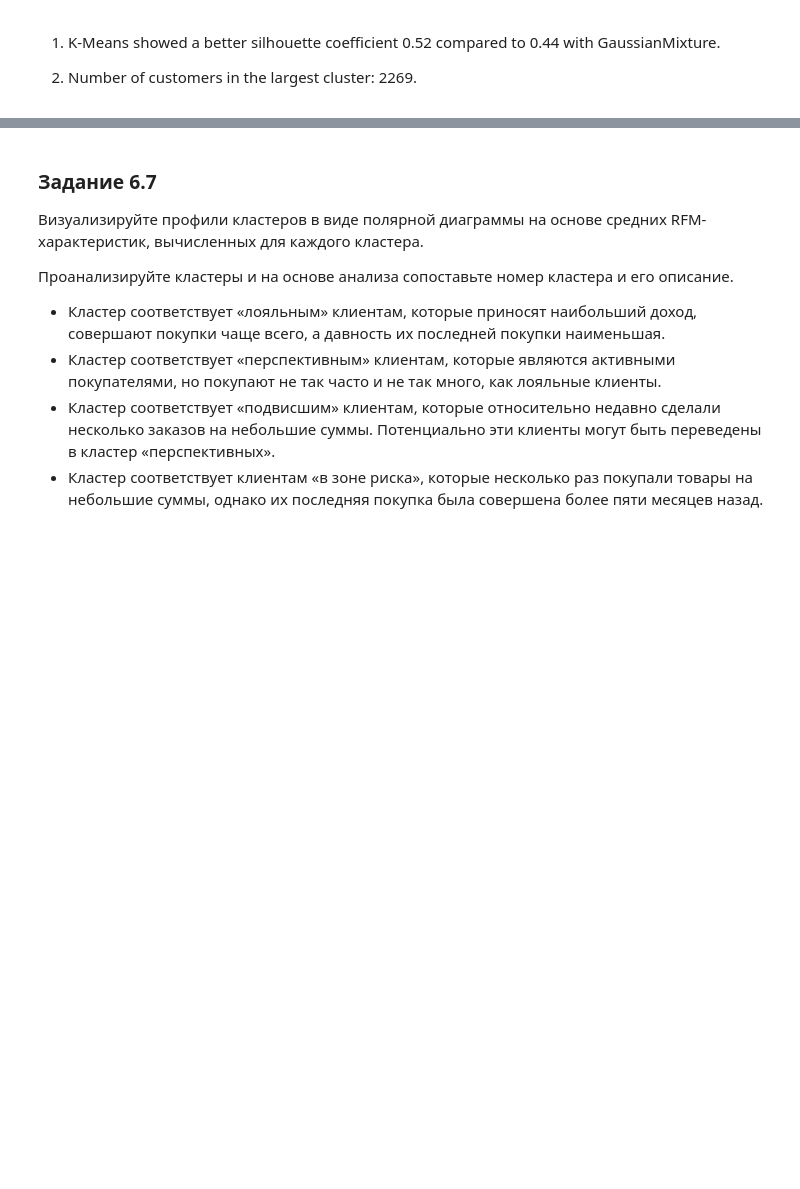
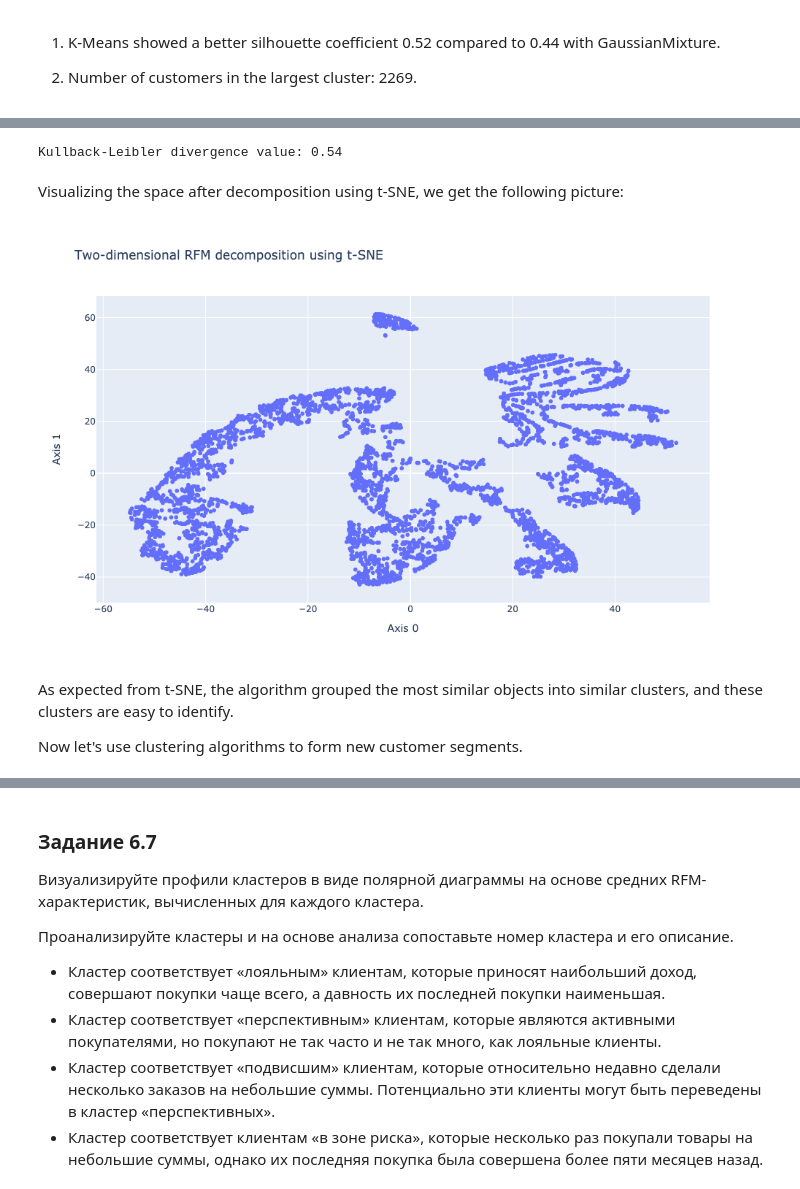
Before and after one commit to helios12/DataScienceProjects, a Jupyter notebook: projects/project-6/Project-6.Customer_segmentation.ipynb, the cells around one changed output, grey strips where cells are left out. Cells and saved outputs as stored; diff of their text form; code cells hidden in the pictures; blank space fills up the shorter version.

```diff
--- a/projects/project-6/Project-6.Customer_segmentation.ipynb
+++ b/projects/project-6/Project-6.Customer_segmentation.ipynb
@@ -1207,0 +1167,32 @@ sns.scatterplot(data=rfm_table_processed, x='axis-1', y='axis-2', hue=model.labe
+# %%
+pl = pipeline.Pipeline(
+    [
+        ('scaler', preprocessing.StandardScaler()),
+        ('tsne', manifold.TSNE(perplexity=50, random_state=100))
+    ]
+)
+rfm_scaled_reduced_tsne = pl.fit_transform(rfm_wo_outliers)
+print('Kullback-Leibler divergence value:', round(pl['tsne'].kl_divergence_, 2))
+# %% [output]
+Kullback-Leibler divergence value: 0.54
+# %% [markdown]
+Visualizing the space after decomposition using t-SNE, we get the following picture:
+# %%
+fig = px.scatter(
+    rfm_scaled_reduced_tsne,
+    x=0,
+    y=1,
+    width=1000,
+    height=600,
+    title='Two-dimensional RFM decomposition using t-SNE'
+).update_layout(
+    xaxis_title='Axis 0',
+    yaxis_title='Axis 1'
+)
+fig.show('png')
+# %% [output]
+[figure, added]
+# %% [markdown]
+As expected from t-SNE, the algorithm grouped the most similar objects into similar clusters, and these clusters are easy to identify.
+
+Now let's use clustering algorithms to form new customer segments.
```
Also changed, not shown: parts of 53 cells of this notebook.
